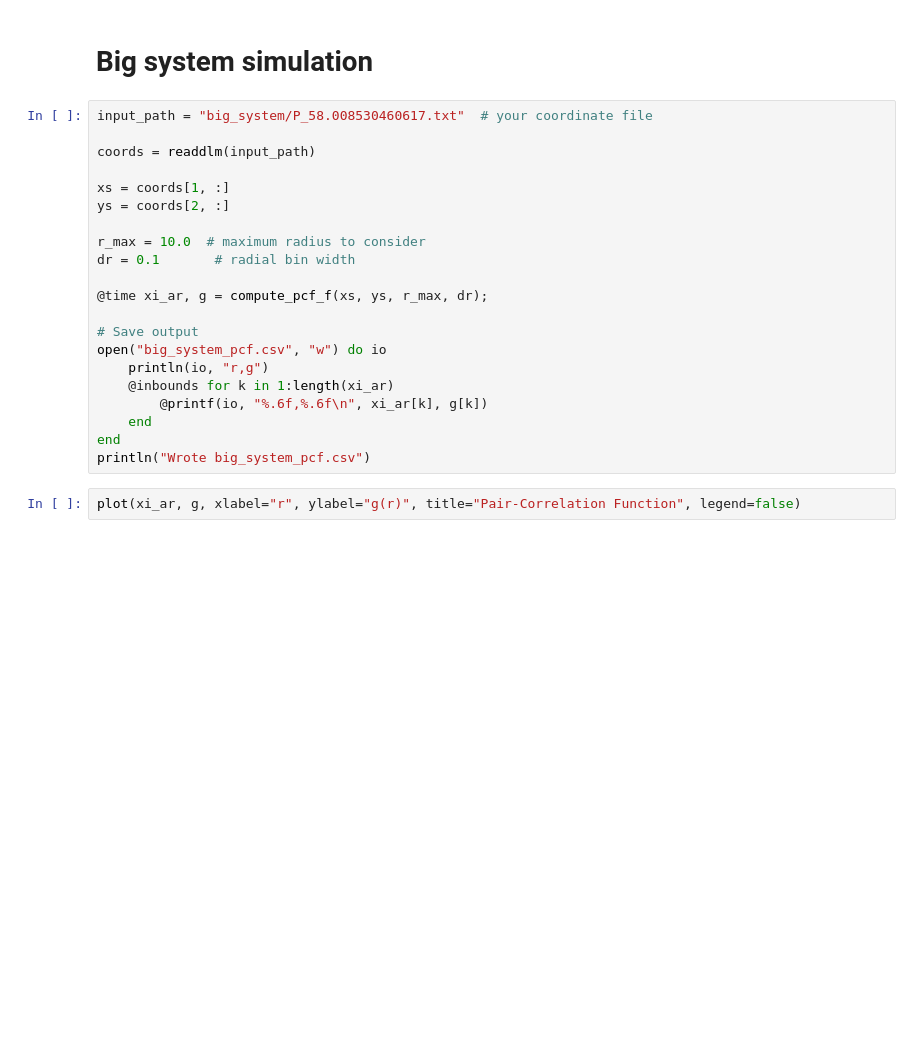
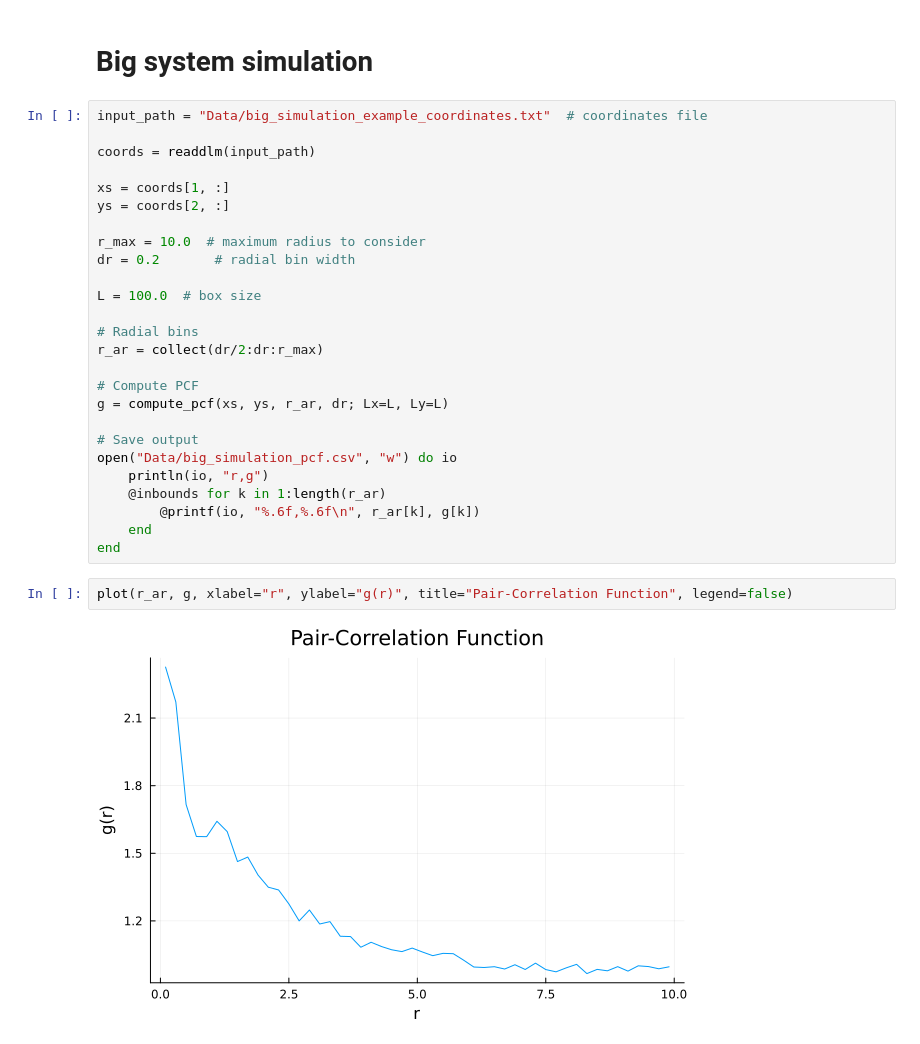
Before and after one commit to agimenezromero/A-model-for-the-continuous-emergence-and-fading-of-vegetation-clusters-in-semiarid-landscapes, a Jupyter notebook: PCF.ipynb, the cells around one changed output. Cells and saved outputs as stored; diff of their text form; blank space fills up the shorter version.

```diff
--- a/PCF.ipynb
+++ b/PCF.ipynb
@@ -92,7 +92,7 @@ plot(xi_ar, g, xlabel="r", ylabel="g(r)", title="Pair-Correlation Function", leg
 # %% [markdown]
 # Big system simulation
 # %%
-input_path = "big_system/P_58.008530460617.txt"  # your coordinate file
+input_path = "Data/big_simulation_example_coordinates.txt"  # coordinates file
 
 coords = readdlm(input_path)
 
@@ -100,17 +100,24 @@ xs = coords[1, :]
 ys = coords[2, :]
 
 r_max = 10.0  # maximum radius to consider
-dr = 0.1       # radial bin width
+dr = 0.2       # radial bin width
 
-@time xi_ar, g = compute_pcf_f(xs, ys, r_max, dr);
+L = 100.0  # box size
+
+# Radial bins
+r_ar = collect(dr/2:dr:r_max)
+
+# Compute PCF
+g = compute_pcf(xs, ys, r_ar, dr; Lx=L, Ly=L)
 
 # Save output
-open("big_system_pcf.csv", "w") do io
+open("Data/big_simulation_pcf.csv", "w") do io
     println(io, "r,g")
-    @inbounds for k in 1:length(xi_ar)
-        @printf(io, "%.6f,%.6f\n", xi_ar[k], g[k])
+    @inbounds for k in 1:length(r_ar)
+        @printf(io, "%.6f,%.6f\n", r_ar[k], g[k])
     end
 end
-println("Wrote big_system_pcf.csv")
 # %%
-plot(xi_ar, g, xlabel="r", ylabel="g(r)", title="Pair-Correlation Function", legend=false)
+plot(r_ar, g, xlabel="r", ylabel="g(r)", title="Pair-Correlation Function", legend=false)
+# %% [output]
+[figure, added]
```
Also changed, not shown: parts of 3 cells of this notebook, 5 other files.
